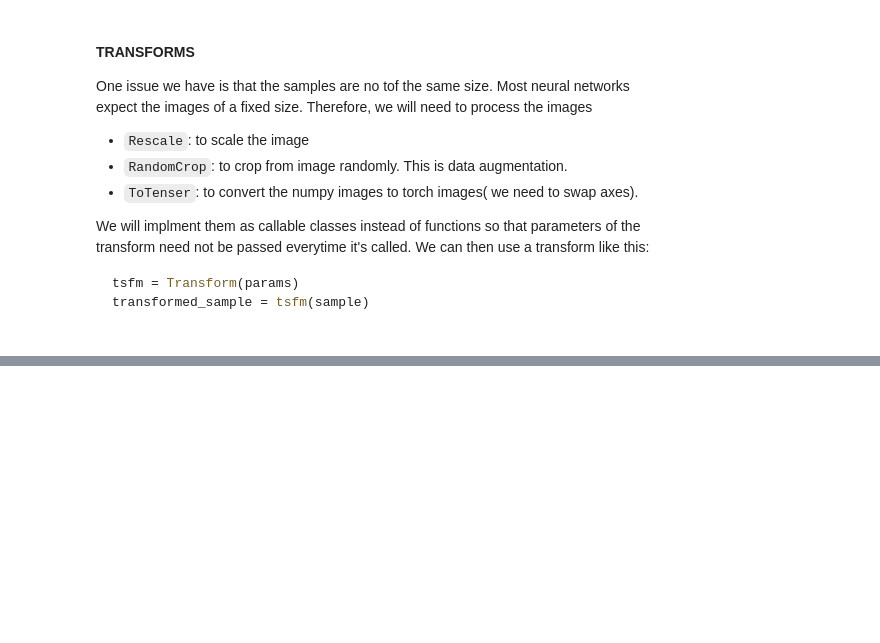
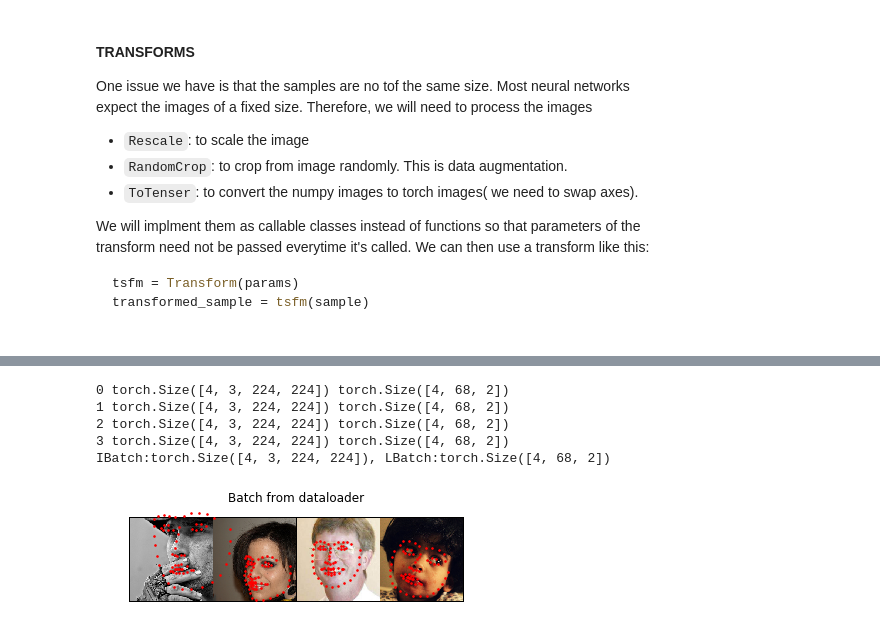
Before and after one commit to weima/pytorch-study-notes, a Jupyter notebook: data-loading-and-processing.ipynb, the cells around one changed output, grey strips where cells are left out. Cells and saved outputs as stored; diff of their text form; code cells hidden in the pictures; blank space fills up the shorter version.

```diff
--- a/data-loading-and-processing.ipynb
+++ b/data-loading-and-processing.ipynb
@@ -226,0 +135,12 @@ Best val Acc: 0.7059
+# %%
+transform = transforms.Compose([
+    Rescale(256),
+    RandomCrop(224),
+    ToTensor()
+])
+
+transformed_samples = [transform(sample) for sample in face_dataset]
+for i, sample in enumerate(transformed_samples):
+    print(i, sample.image.shape,  sample.landmarks.shape)
+    if i == 3:
+        break
@@ -226,0 +163,44 @@ Best val Acc: 0.7059
+# %%
+from torch.utils.data import DataLoader
+dict_dataset = list(samples_to_dicts(transformed_samples))
+dataloader = DataLoader(dict_dataset, batch_size=4, shuffle=True, num_workers=4)
+# %%
+from torchvision import utils
+def show_landmarks_batch(image, landmarks):
+    print(f'IBatch:{image.shape}, LBatch:{landmarks.shape}')
+    images_batch, landmarks_batch = image, landmarks
+    batch_size = len(images_batch)
+    im_size = images_batch.size(2)
+
+    grid = utils.make_grid(images_batch)
+    plt.imshow(grid.numpy().transpose((1, 2, 0)))
+
+    for i in range(batch_size):
+        plt.scatter(landmarks_batch[i, :, 0].numpy() + i * im_size,
+                    landmarks_batch[i, :, 1].numpy(),
+                    s=10, marker='.', c='r')
+
+        plt.title('Batch from dataloader')
+
+
+for i_batch, sample_batched in enumerate(dataloader):
+    print(
+        i_batch,
+        sample_batched['image'].shape,
+        sample_batched['landmarks'].shape
+
+    )
+    if i_batch == 3:
+        plt.figure()
+        show_landmarks_batch(**sample_batched)
+        plt.axis('off')
+        plt.ioff()
+        plt.show()
+        break
+# %% [output]
+0 torch.Size([4, 3, 224, 224]) torch.Size([4, 68, 2])
+1 torch.Size([4, 3, 224, 224]) torch.Size([4, 68, 2])
+2 torch.Size([4, 3, 224, 224]) torch.Size([4, 68, 2])
+3 torch.Size([4, 3, 224, 224]) torch.Size([4, 68, 2])
+IBatch:torch.Size([4, 3, 224, 224]), LBatch:torch.Size([4, 68, 2])
+[figure, added]
```
Also changed, not shown: parts of 7 cells of this notebook, 2 other files.
